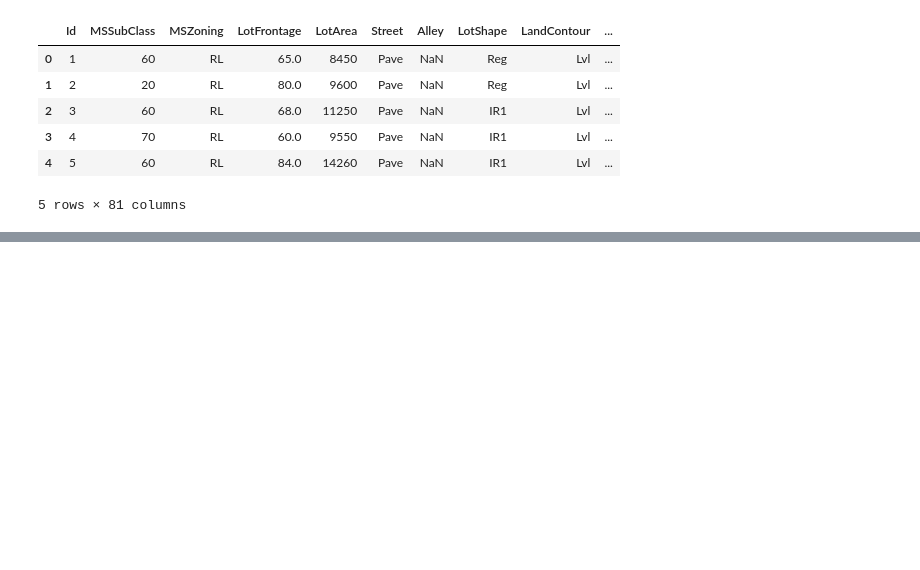
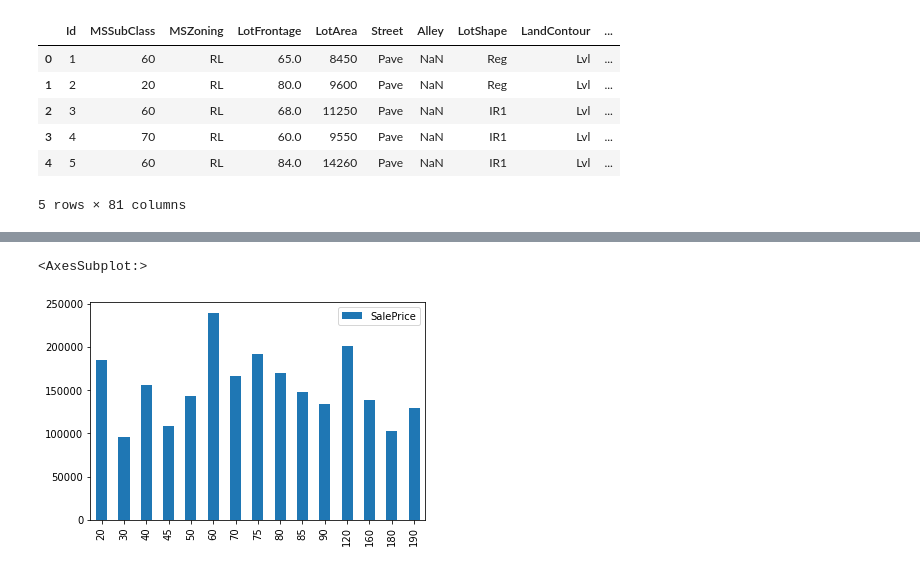
Before and after one commit to laststar0203/kaggle-house-prices, a Jupyter notebook: Data Analysis.ipynb, the cells around one changed output, grey strips where cells are left out. Saved outputs shown, nothing was run; the diff lists cells and outputs as text; code cells hidden in the pictures; blank space fills up the shorter version.

```diff
--- a/Data Analysis.ipynb
+++ b/Data Analysis.ipynb
@@ -50,0 +98,11 @@ array(['Norm', 'Artery', 'RRNn', 'Feedr', 'PosN', 'PosA', 'RRAn', 'RRAe'],
+# %%
+grouped = train.groupby(['MSSubClass'])
+df = pd.DataFrame()
+
+for key, frame in grouped:
+    df.loc[key, 'SalePrice'] = frame['SalePrice'].mean()
+
+df.plot(kind='bar')
+# %% [output]
+<AxesSubplot:>
+[figure, added]
```
Also changed, not shown: parts of 90 cells of this notebook, 1 other file.
